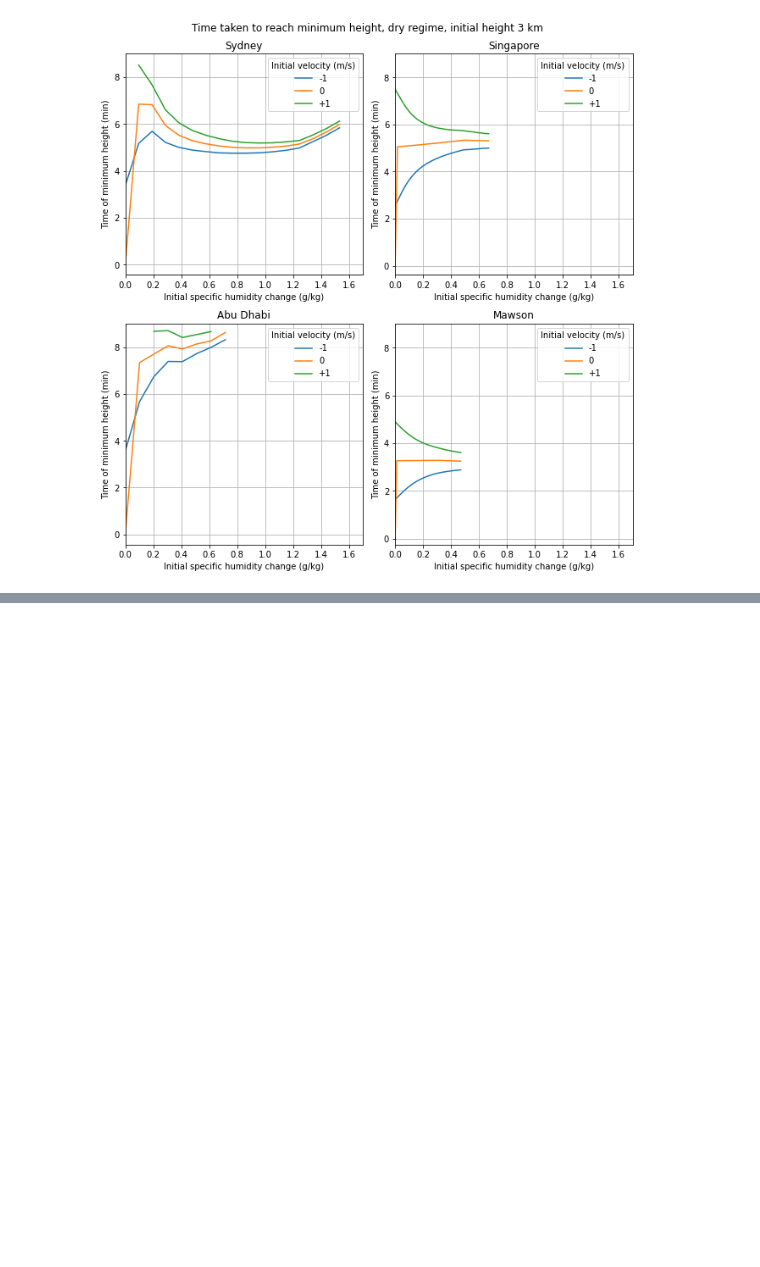
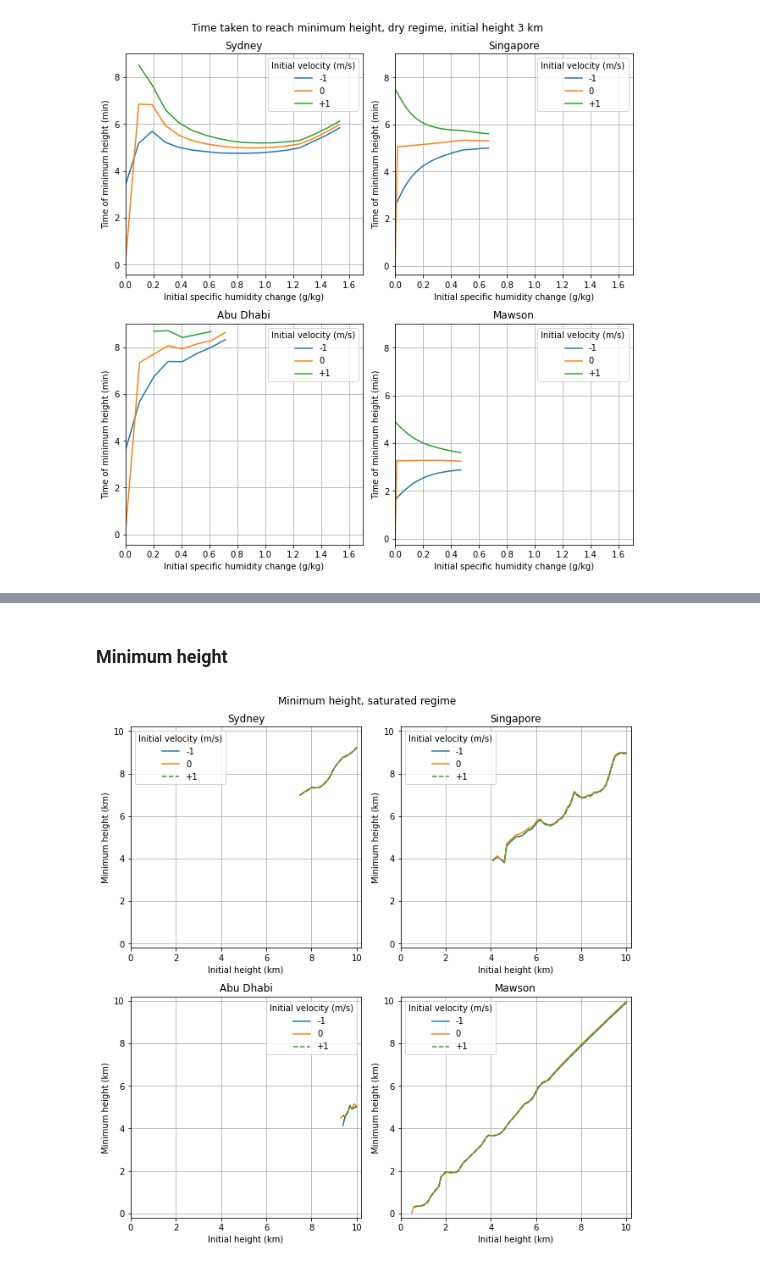
Before and after one commit to tschanzer/taste-of-research-21T3, a Jupyter notebook: notebooks/20210928_motion_with_initial_velocity/20210928_motion_with_initial_velocity.ipynb, the cells around one changed output, grey strips where cells are left out. Saved outputs shown, nothing was run; the diff lists cells and outputs as text; code cells hidden in the pictures; blank space fills up the shorter version.

```diff
--- a/notebooks/20210928_motion_with_initial_velocity/20210928_motion_with_initial_velocity.ipynb
+++ b/notebooks/20210928_motion_with_initial_velocity/20210928_motion_with_initial_velocity.ipynb
@@ -547,0 +610,38 @@ plt.show()
+# %% [markdown]
+### Minimum height
+# %%
+fig = plt.figure(figsize=(9,9))
+
+for i, sounding in enumerate([sydney, singapore, abu_dhabi, mawson]):
+    ax = fig.add_subplot(221+i)
+    ax.plot(
+        initial_height,
+        initial_velocity_down[sounding.name].min_height.to(units.km),
+        label='-1')
+    ax.plot(
+        initial_height,
+        initial_velocity_zero[sounding.name].min_height.to(units.km),
+        label='0')
+    ax.plot(
+        initial_height,
+        initial_velocity_up[sounding.name].min_height.to(units.km), '--',
+        label='+1')
+    lgd = ax.legend()
+    lgd.set_title('Initial velocity (m/s)')
+    ax.set_xlim(0, 10.2)
+    ax.set_ylim(-0.2, 10.2)
+    ax.set(
+        xlabel='Initial height (km)',
+        ylabel='Minimum height (km)',
+        title=sounding.name)
+    ax.grid()
+fig.tight_layout()
+fig.suptitle(
+    'Minimum height, saturated regime',
+    y=1.015)
+fig.savefig(
+    fig_path + 'saturated_min_height_comparison.png',
+    dpi=300, facecolor='w', bbox_inches='tight')
+plt.show()
+# %% [output]
+[figure, added]
```
Also changed, not shown: parts of 24 cells of this notebook, 9 other files.
